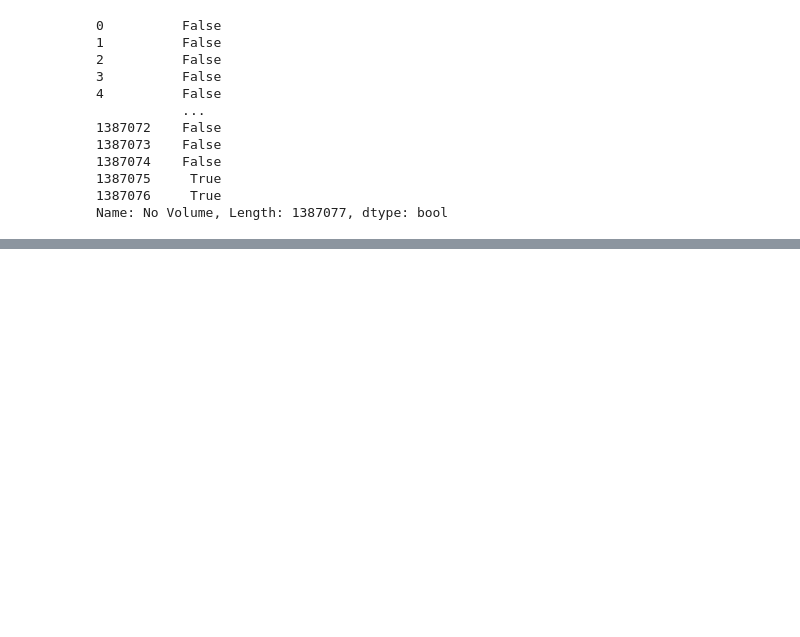
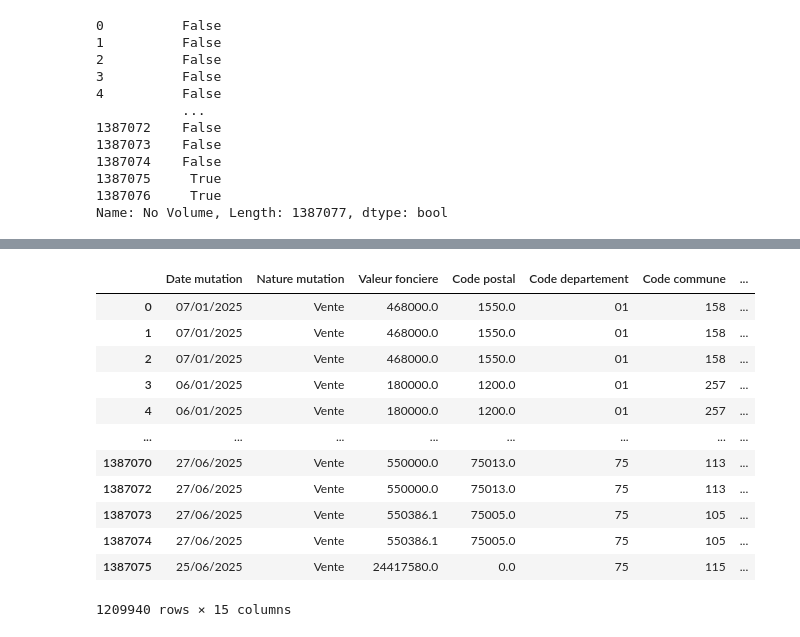
Before and after one commit to VestiC1/Projet-immo, a Jupyter notebook: notebooks/analysesds.ipynb, the cells around one changed output, grey strips where cells are left out. Cells and saved outputs as stored; diff of their text form; code cells hidden in the pictures; blank space fills up the shorter version.

```diff
--- a/notebooks/analysesds.ipynb
+++ b/notebooks/analysesds.ipynb
@@ -154,0 +190,23 @@ AttributeError: 'DataFrame' object has no attribute 'delete'
+# %%
+# Suppression des doublons
+df_new = df_new.drop_duplicates()
+
+# Remplacement des NaN par 0.00 dans les colonnes avec des valeurs numerique pour le calcul de [Surface habitable]
+df_new = df_new.fillna(.0)
+# %%
+df_new.loc[:, "Surface habitable"] = df_new["Surface Carrez du 1er lot"] + df_new["Surface Carrez du 2eme lot"] + df_new["Surface Carrez du 3eme lot"] + df_new["Surface Carrez du 4eme lot"] + df_new["Surface Carrez du 5eme lot"]
+df_new
+# %% [output]
+|  | Date mutation | Nature mutation | Valeur fonciere | Code postal | Code departement | Code commune | ... |
+| 0 | 07/01/2025 | Vente | 468000.0 | 1550.0 | 01 | 158 | ... |
+| 1 | 07/01/2025 | Vente | 468000.0 | 1550.0 | 01 | 158 | ... |
+| 2 | 07/01/2025 | Vente | 468000.0 | 1550.0 | 01 | 158 | ... |
+| 3 | 06/01/2025 | Vente | 180000.0 | 1200.0 | 01 | 257 | ... |
+| 4 | 06/01/2025 | Vente | 180000.0 | 1200.0 | 01 | 257 | ... |
+| ... | ... | ... | ... | ... | ... | ... | ... |
+| 1387070 | 27/06/2025 | Vente | 550000.0 | 75013.0 | 75 | 113 | ... |
+| 1387072 | 27/06/2025 | Vente | 550000.0 | 75013.0 | 75 | 113 | ... |
+| 1387073 | 27/06/2025 | Vente | 550386.1 | 75005.0 | 75 | 105 | ... |
+| 1387074 | 27/06/2025 | Vente | 550386.1 | 75005.0 | 75 | 105 | ... |
+| 1387075 | 25/06/2025 | Vente | 24417580.0 | 0.0 | 75 | 115 | ... |
+1209940 rows × 15 columns
```
Also changed, not shown: parts of 4 cells of this notebook.
